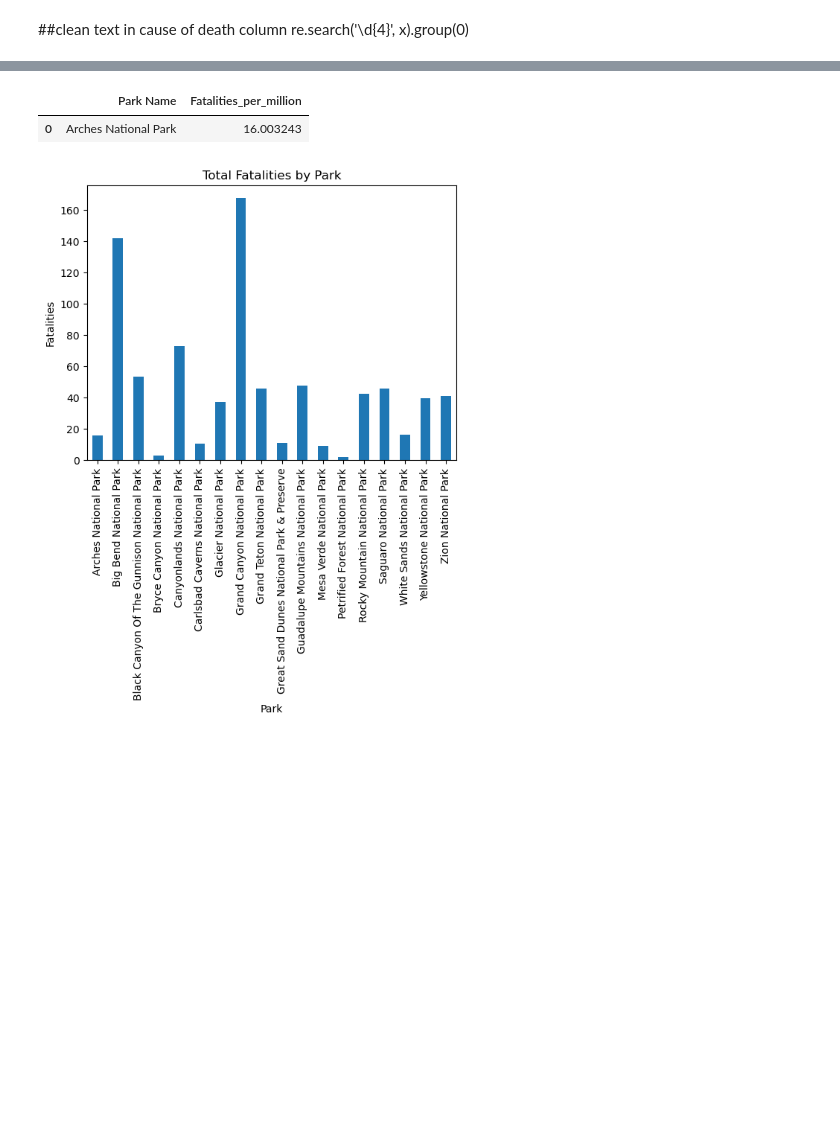
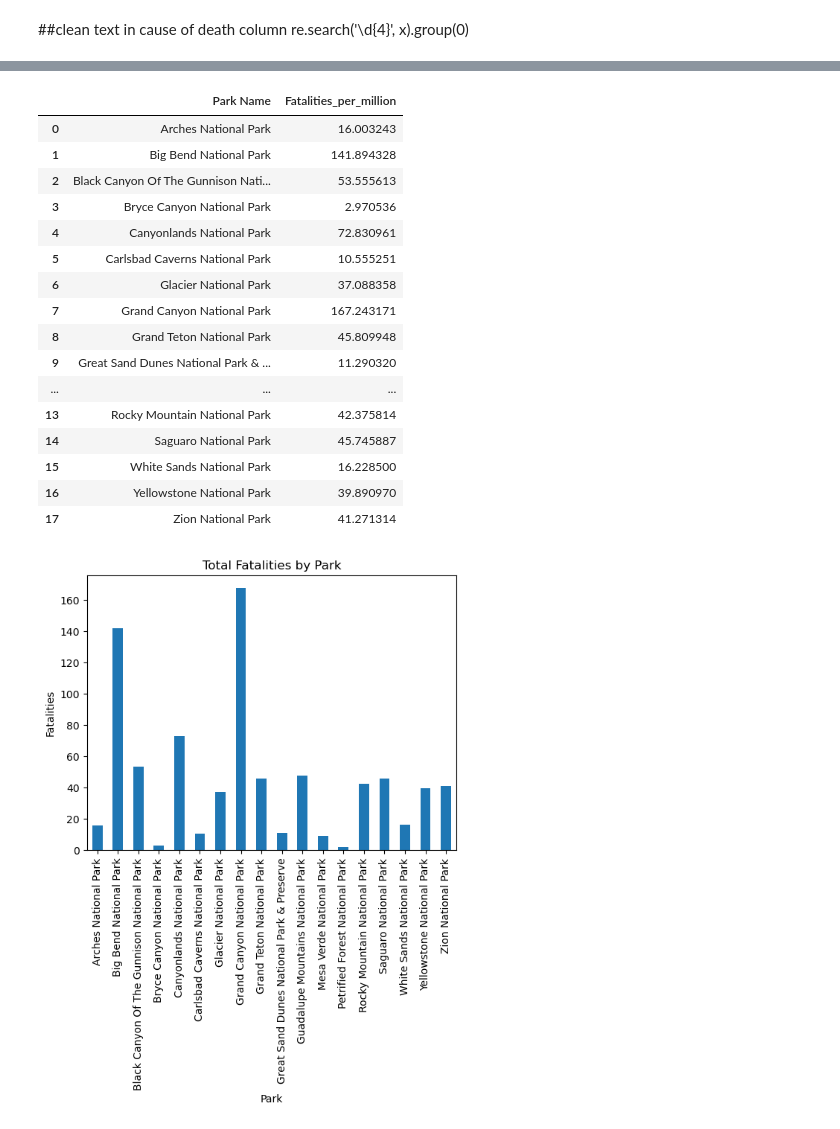
Before and after one commit to GGRAN24/Capstone_NParks, a Jupyter notebook: Capstone(a).ipynb, the cells around one changed output, grey strips where cells are left out. Saved outputs shown, nothing was run; the diff lists cells and outputs as text; code cells hidden in the pictures; blank space fills up the shorter version.

```diff
--- a/Capstone(a).ipynb
+++ b/Capstone(a).ipynb
@@ -672,9 +690,26 @@ Visitors_Fatality_merge.head(20)
+# %%
+Visitors_Fatality_merge['Cause of Death']=Visitors_Fatality_merge['Cause of Death'].str.title()
 # %%
 new_group = Visitors_Fatality_merge.groupby('Park Name')['Fatalities_per_million'].sum().to_frame().reset_index()
-new_group.head(1)
+new_group.head(18)
 # %% [output]
 |  | Park Name | Fatalities_per_million |
 | 0 | Arches National Park | 16.003243 |
+| 1 | Big Bend National Park | 141.894328 |
+| 2 | Black Canyon Of The Gunnison Nati... | 53.555613 |
+| 3 | Bryce Canyon National Park | 2.970536 |
+| 4 | Canyonlands National Park | 72.830961 |
+| 5 | Carlsbad Caverns National Park | 10.555251 |
+| 6 | Glacier National Park | 37.088358 |
+| 7 | Grand Canyon National Park | 167.243171 |
+| 8 | Grand Teton National Park | 45.809948 |
+| 9 | Great Sand Dunes National Park & ... | 11.290320 |
+| ... | ... | ... |
+| 13 | Rocky Mountain National Park | 42.375814 |
+| 14 | Saguaro National Park | 45.745887 |
+| 15 | White Sands National Park | 16.228500 |
+| 16 | Yellowstone National Park | 39.890970 |
+| 17 | Zion National Park | 41.271314 |
 # %%
 new_group2 = new_group.groupby(['Park Name'])['Fatalities_per_million'].sum()
 
```
Also changed, not shown: parts of 59 cells of this notebook, 21 other files.
